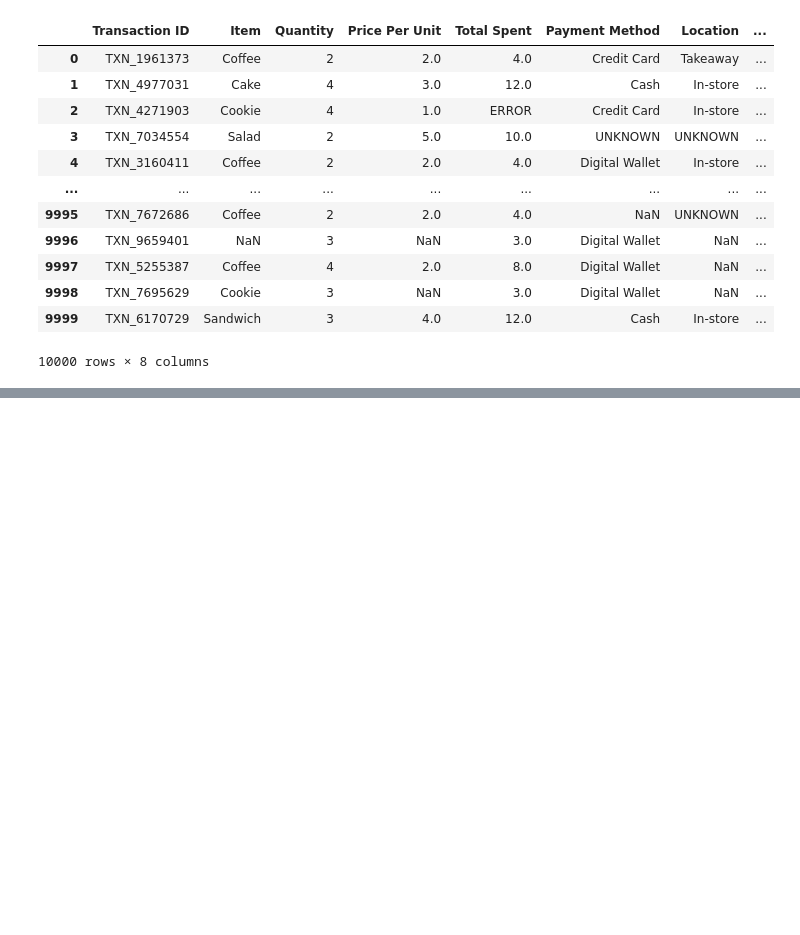
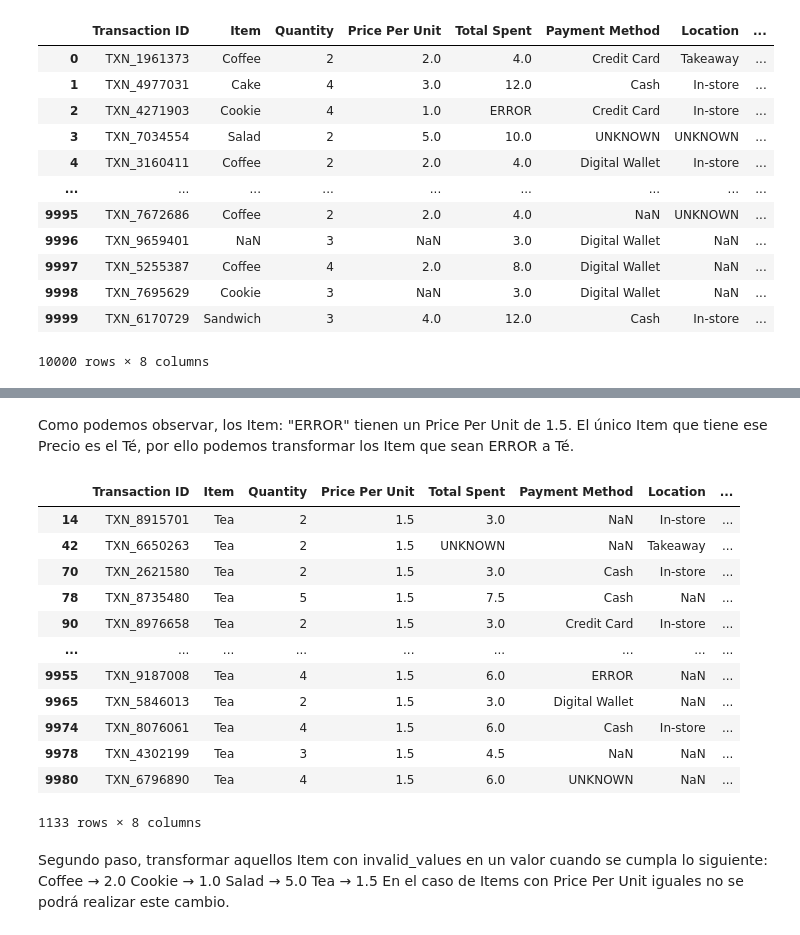
Before and after one commit to maitimls/mi_proyecto, a Jupyter notebook: Notebooks/codigo.ipynb, the cells around one changed output, grey strips where cells are left out. Drawn from its saved outputs; the diff is of its cells as text; code cells hidden in the pictures; blank space fills up the shorter version.

Commit message:
Actualizo notebook con los últimos cambios

```diff
--- a/Notebooks/codigo.ipynb
+++ b/Notebooks/codigo.ipynb
@@ -26,0 +191,10 @@ df_cafe_dirty
+# %%
+invalid_values = ["ERROR", "UNKNOWN"]
+# %%
+#Función que elimine las filas donde AMBOS valores son invalid_values
+mask_invalid_both = (
+    (df_cafe_dirty["Item"].isin(invalid_values) | df_cafe_dirty["Item"].isna()) &
+    (df_cafe_dirty["Price Per Unit"].isin(invalid_values) | df_cafe_dirty["Price Per Unit"].isna())
+)
+# %%
+df_cafe_dirty = df_cafe_dirty[~mask_invalid_both]
@@ -26,0 +232,2 @@ df_cafe_dirty
+# %% [markdown]
+Como podemos observar, los Item: "ERROR" tienen un Price Per Unit de 1.5. El único Item que tiene ese Precio es el Té, por ello podemos transformar los Item que sean ERROR a Té.
@@ -26,0 +239,23 @@ df_cafe_dirty
+# %%
+df_cafe_dirty[df_cafe_dirty["Price Per Unit"] == "1.5"]
+# %% [output]
+|  | Transaction ID | Item | Quantity | Price Per Unit | Total Spent | Payment Method | Location | ... |
+| 14 | TXN_8915701 | Tea | 2 | 1.5 | 3.0 | NaN | In-store | ... |
+| 42 | TXN_6650263 | Tea | 2 | 1.5 | UNKNOWN | NaN | Takeaway | ... |
+| 70 | TXN_2621580 | Tea | 2 | 1.5 | 3.0 | Cash | In-store | ... |
+| 78 | TXN_8735480 | Tea | 5 | 1.5 | 7.5 | Cash | NaN | ... |
+| 90 | TXN_8976658 | Tea | 2 | 1.5 | 3.0 | Credit Card | In-store | ... |
+| ... | ... | ... | ... | ... | ... | ... | ... | ... |
+| 9955 | TXN_9187008 | Tea | 4 | 1.5 | 6.0 | ERROR | NaN | ... |
+| 9965 | TXN_5846013 | Tea | 2 | 1.5 | 3.0 | Digital Wallet | NaN | ... |
+| 9974 | TXN_8076061 | Tea | 4 | 1.5 | 6.0 | Cash | In-store | ... |
+| 9978 | TXN_4302199 | Tea | 3 | 1.5 | 4.5 | NaN | NaN | ... |
+| 9980 | TXN_6796890 | Tea | 4 | 1.5 | 6.0 | UNKNOWN | NaN | ... |
+1133 rows × 8 columns
+# %% [markdown]
+Segundo paso, transformar aquellos Item con invalid_values en un valor cuando se cumpla lo siguiente:
+Coffee → 2.0
+Cookie → 1.0
+Salad → 5.0
+Tea → 1.5
+En el caso de Items con Price Per Unit iguales no se podrá realizar este cambio.
```
Also changed, not shown: parts of 39 cells of this notebook.
